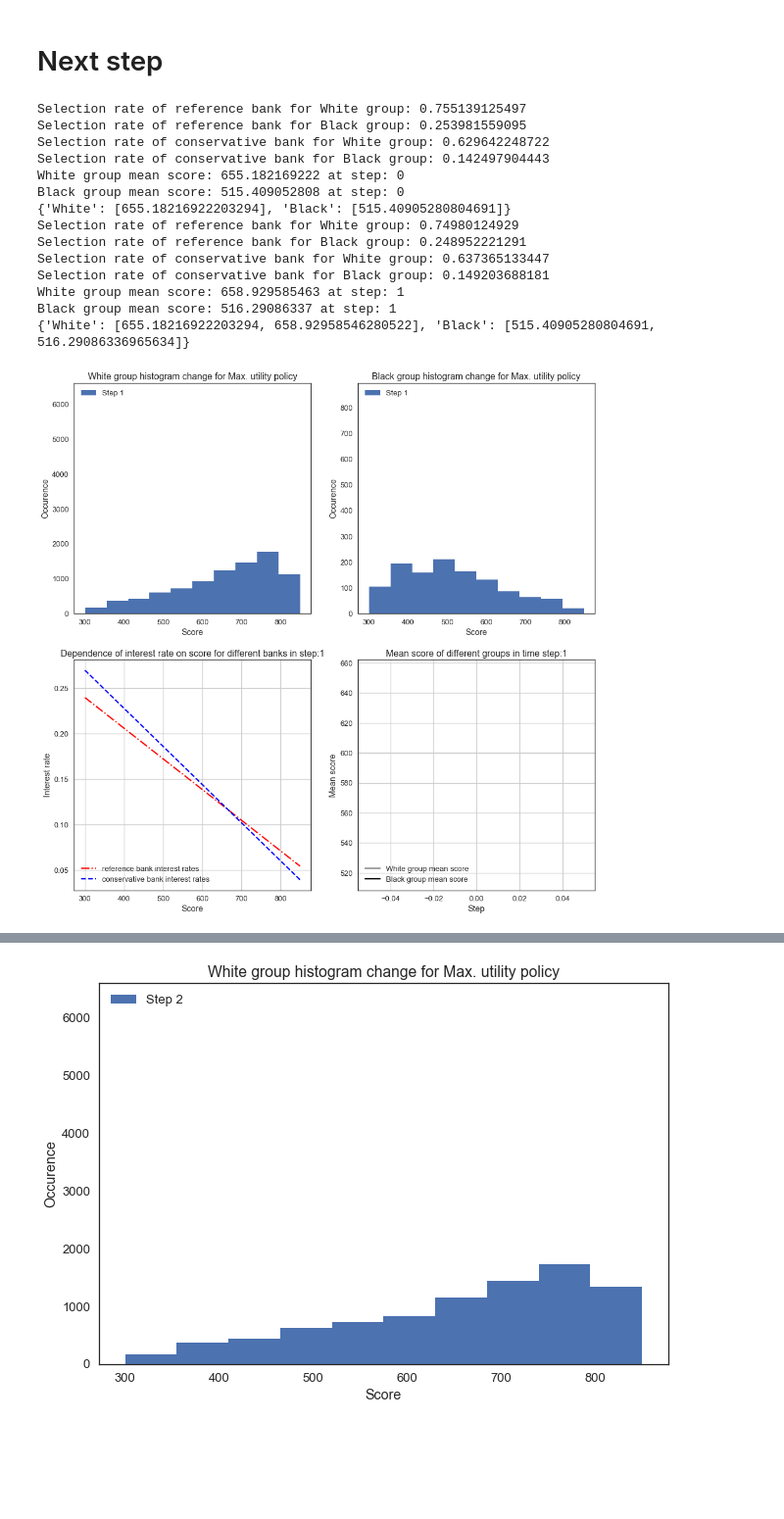
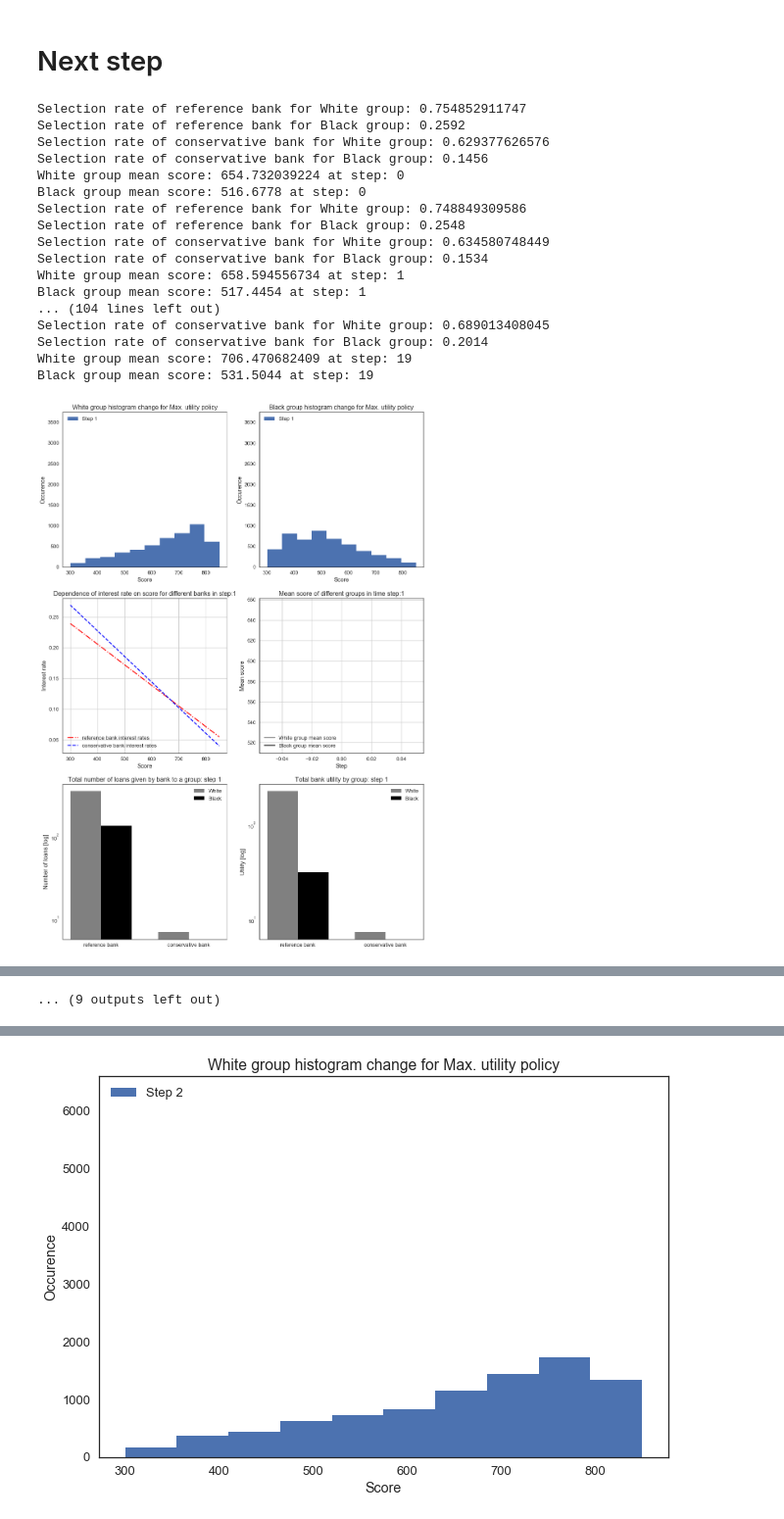
Before and after one commit to APMSSSR/Master_thesis, a Jupyter notebook: notebooks/Model1V3_MU.ipynb, the cells around one changed output, grey strips where cells are left out. Shown at 98% size. Cells and saved outputs as stored; diff of their text form; code cells hidden in the pictures; blank space fills up the shorter version.

Commit message:
plotting to which bank the different groups go

```diff
--- a/notebooks/Model1V3_MU.ipynb
+++ b/notebooks/Model1V3_MU.ipynb
@@ -38,7 +42,7 @@ Populating the interactive namespace from numpy and matplotlib
 # Variables
 # %%
 debug = False
-time_steps = 2
+time_steps = 20
 step = 0
 
 #general market setting
@@ -48,8 +52,8 @@ bank_line_style = ['--', ':']
 bank_color = ['red', 'blue', 'green']
 
 #estimated number of customers in each group
-white_totals = 8800
-black_totals = 1200
+white_totals = 5000#8800
+black_totals = 5000#1200
 loan_demand = 0.1
 interest_rate_limit = 0.15
 
@@ -348,6 +387,15 @@ groups = [white_group, black_group]
 # %% [markdown]
 # Next step
 # %%
+#init values
+for bank in banks:
+    for group in groups:
+        bank.N_loans[group.name] = 0
+        bank.total_utility[group.name] = 0
+
+
+
+
 mean_group_score_curve = {groups[0].name:[],groups[1].name:[]}
 for time in range(0, time_steps):
     #Before
@@ -366,6 +414,8 @@ for time in range(0, time_steps):
             #group.plot_histogram(mu_market)
 
 #    mu_market.plot_bank_interest_rates(banks)
+
+
 
     #During
     utilities = {}
@@ -399,6 +449,7 @@ for time in range(0, time_steps):
             #print(best_bank)
             if best_bank is not None:
                 #get loan outcome and change score
+                banks[best_bank].N_loans[group.name] += 1
                 real_customer_score = group.scores[j]
                 loan_outcome = group.get_repay_outcome(group.score_repay_prob[real_customer_score])
                 expected_customer_score = banks[best_bank].get_expected_customer_score(mu_market, group.scores[j])
@@ -407,8 +458,11 @@ for time in range(0, time_steps):
                     group.repaid(mu_market, j)
                 else:
                     group.default(mu_market, j)
+
                 #get bank utility
-                tmp_utilities[best_bank] += banks[best_bank].get_customer_utility(expected_customer_score, group, loan_outcome)
+                utility_change = banks[best_bank].get_customer_utility(expected_customer_score, group, loan_outcome)
+                tmp_utilities[best_bank] += utility_change
+                banks[best_bank].total_utility[group.name] += utility_change
                 tmp_utility_curves[best_bank] = np.append(tmp_utility_curves[best_bank], tmp_utilities[best_bank])
 
         utilities[group.name] = tmp_utilities
@@ -419,46 +473,51 @@ for time in range(0, time_steps):
         #group.plot_histogram(mu_market)
 
     mu_market.step += 1
+
+
     #After
     #adjust interest rate, we will need market share and utilities for this
     for i in range(len(banks)):
 
         bank_clients = 0
         total_clients = 0
         max_expected_utility = 0
         real_utility = 0
         #calculate market share and utilities
         for group in groups:
             banks[i].real_group_utility_curve[group.name] = utility_curves[group.name][i]
             total_clients += group.size * group.loan_demand * banks[i].group_selection_rate[group.name]
             bank_clients += len(banks[i].real_group_utility_curve[group.name])
             max_expected_utility += np.max(banks[i].expected_group_utility_curve[group.name])
 
             if len(banks[i].real_group_utility_curve[group.name])>0:
                 real_utility += banks[i].real_group_utility_curve[group.name][-1]
 
         banks[i].market_share = bank_clients/total_clients
 #        print("Market share " + banks[i].name + " bank: " + str(banks[i].market_share))
         #change interest rate according to actual market share and utility
         if banks[i].market_share >= 1/len(banks) and real_utility >= max_expected_utility/len(banks):
             banks[i].change_interest_rate(interest_change_up, mu_market)
         else:
             banks[i].change_interest_rate(interest_change_down, mu_market)
-    print(mean_group_score_curve)
+
     mu_market.plot_market_situation(banks, groups, mean_group_score_curve)
 # %% [output]
-Selection rate of reference bank for White group: 0.755139125497
-Selection rate of reference bank for Black group: 0.253981559095
-Selection rate of conservative bank for White group: 0.629642248722
-Selection rate of conservative bank for Black group: 0.142497904443
-White group mean score: 655.182169222 at step: 0
-Black group mean score: 515.409052808 at step: 0
-{'White': [655.18216922203294], 'Black': [515.40905280804691]}
-Selection rate of reference bank for White group: 0.74980124929
-Selection rate of reference bank for Black group: 0.248952221291
-Selection rate of conservative bank for White group: 0.637365133447
-Selection rate of conservative bank for Black group: 0.149203688181
-White group mean score: 658.929585463 at step: 1
-Black group mean score: 516.29086337 at step: 1
-{'White': [655.18216922203294, 658.92958546280522], 'Black': [515.40905280804691, 516.29086336965634]}
+Selection rate of reference bank for White group: 0.754852911747
+Selection rate of reference bank for Black group: 0.2592
+Selection rate of conservative bank for White group: 0.629377626576
+Selection rate of conservative bank for Black group: 0.1456
+White group mean score: 654.732039224 at step: 0
+Black group mean score: 516.6778 at step: 0
+Selection rate of reference bank for White group: 0.748849309586
+Selection rate of reference bank for Black group: 0.2548
+Selection rate of conservative bank for White group: 0.634580748449
+Selection rate of conservative bank for Black group: 0.1534
+White group mean score: 658.594556734 at step: 1
+Black group mean score: 517.4454 at step: 1
+... (104 lines left out)
+Selection rate of conservative bank for White group: 0.689013408045
+Selection rate of conservative bank for Black group: 0.2014
+White group mean score: 706.470682409 at step: 19
+Black group mean score: 531.5044 at step: 19
-[figure, old version]
+[figure, new version]
@@ -466,2 +534,3 @@ Black group mean score: 516.29086337 at step: 1
+... (9 outputs left out)
 # %%
 mu_market.plot_bank_interest_rates(banks)
```
Also changed, not shown: parts of 5 cells of this notebook, 1 other file.
